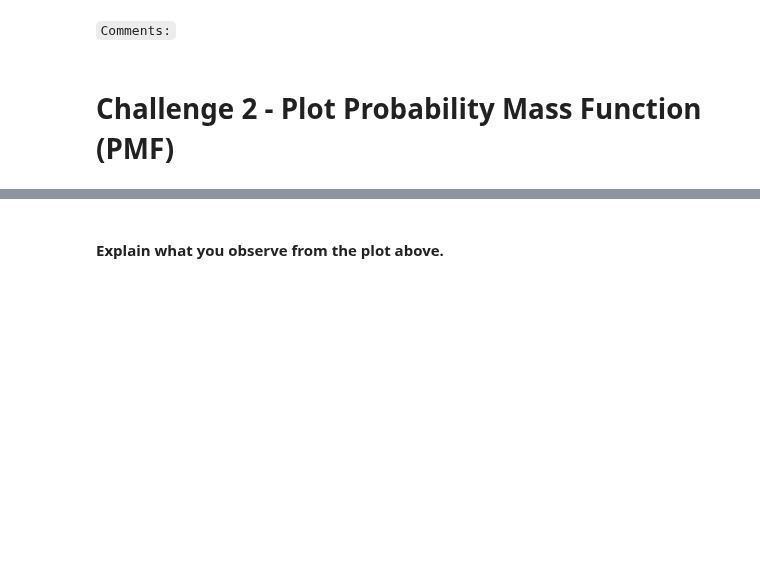
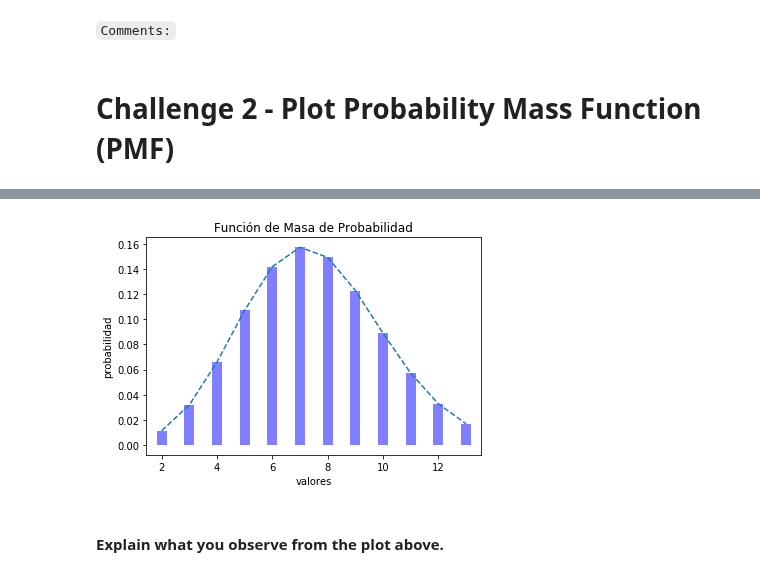
Before and after one commit to ta-datapt-bcn/lab-cont-probability-distribution, a Jupyter notebook: your_code/bonus.ipynb, the cells around one changed output, grey strips where cells are left out. Cells and saved outputs as stored; diff of their text form; code cells hidden in the pictures; blank space fills up the shorter version.

```diff
--- a/your_code/bonus.ipynb
+++ b/your_code/bonus.ipynb
@@ -82,3 +91,23 @@ Use matplotlib subplots to plot a histogram of each sample.
+# %%
+# Variables
+
+
+# Binomial distribution
+
+# Plot line + bullet point -> Discrete Distribution Representation
+
+n, p = 50, 0.15
+x = np.arange(stats.binom.ppf(0.01, n, p),
+              stats.binom.ppf(0.99, n, p))
+fmp = stats.binom.pmf(x, n, p)
+plt.plot(x, fmp, '--')
+plt.vlines(x, 0, fmp, colors='b', lw=10, alpha=0.5)
+plt.title('Función de Masa de Probabilidad')
+plt.ylabel('probabilidad')
+plt.xlabel('valores')
+plt.show()
+# %% [output]
+[figure, added]
 # %% [markdown]
 #### Explain what you observe from the plot above.
 # %% [markdown]
```
Also changed, not shown: parts of 17 cells of this notebook, 3 other files.
